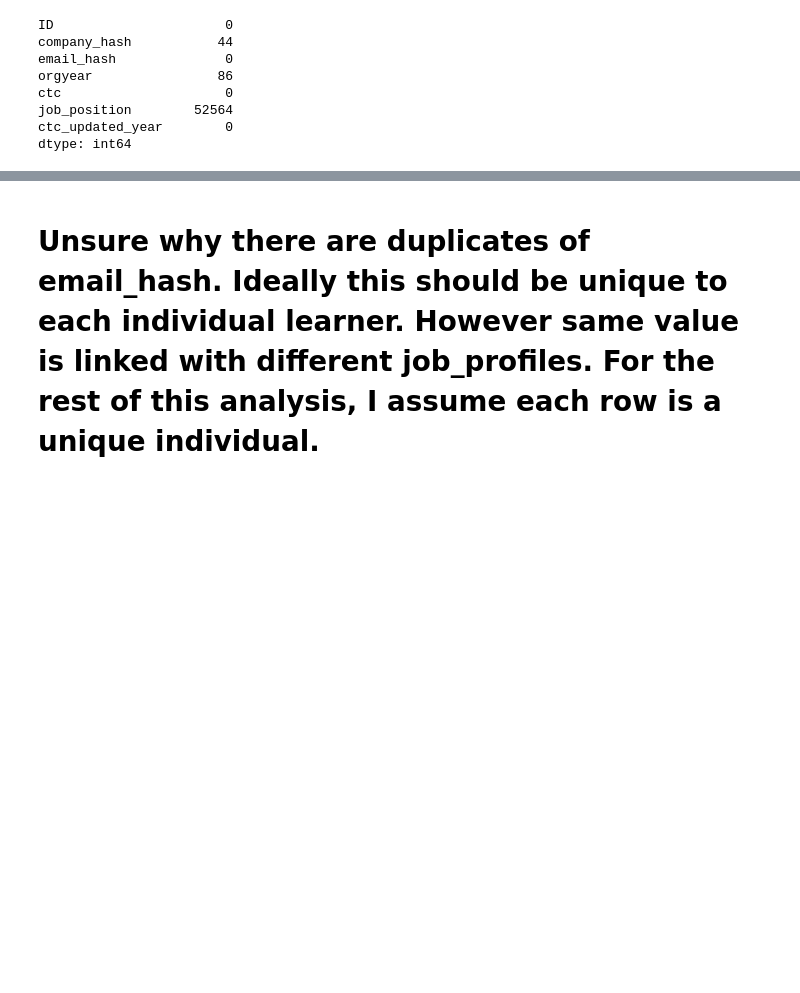
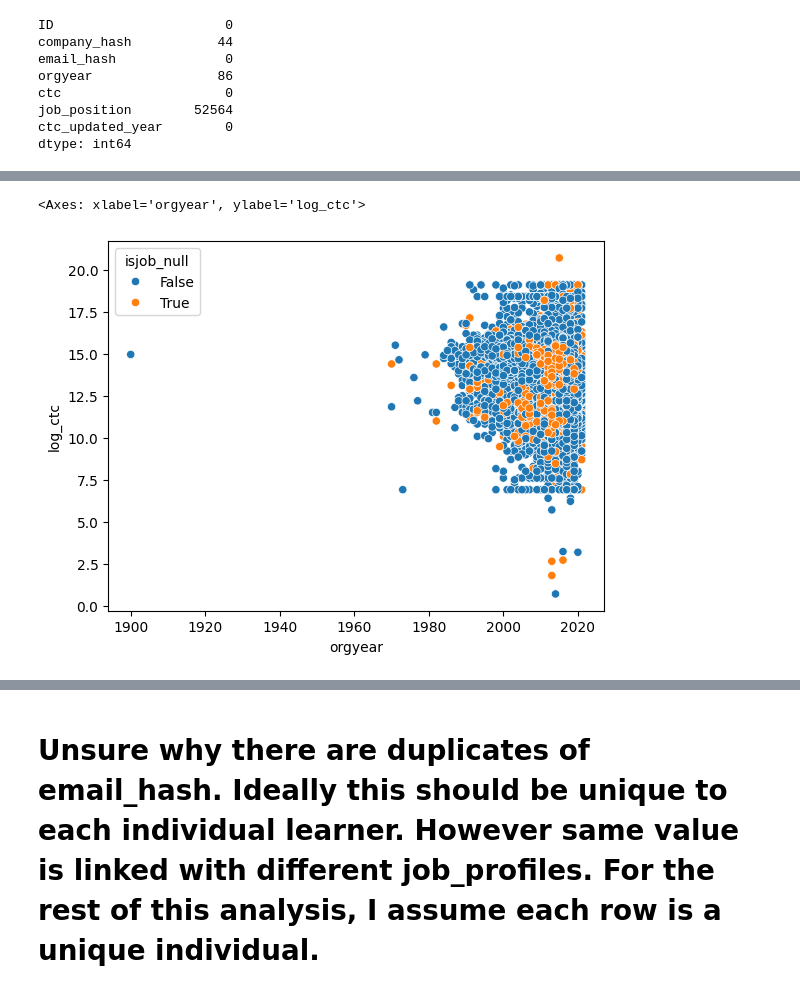
Before and after one commit to madhavpro3/DSML_casestudies, a Jupyter notebook: clustering.ipynb, the cells around one changed output, grey strips where cells are left out. Drawn from its saved outputs; the diff is of its cells as text; code cells hidden in the pictures; blank space fills up the shorter version.

```diff
--- a/clustering.ipynb
+++ b/clustering.ipynb
@@ -62,4 +68,16 @@ dtype: int64
 # %%
+# Transforming CTC
+df['log_ctc']=np.log(df['ctc'])
+
+# Dropping duplicate rows
+df[['company_hash','email_hash','orgyear','ctc','job_position','ctc_updated_year']].duplicated().value_counts()
+df.drop_duplicates(subset=['company_hash','email_hash','orgyear','log_ctc','job_position','ctc_updated_year'],inplace=True)
+# print(df[['company_hash','email_hash','orgyear','ctc','job_position','ctc_updated_year']].duplicated().value_counts())
+
+# Dropping rows that could have inaccurate data
+df.drop(index=df[(df['orgyear']<1000) | (df['orgyear']>df['ctc_updated_year'])].index,inplace=True)
+# print(df[(df['orgyear']<1000) | (df['orgyear']>df['ctc_updated_year'])])
+
 df_emailcounts=pd.DataFrame(df['email_hash'].value_counts().reset_index())
 df_emailcounts.rename(columns={'count':'email_count'},inplace=True)
 
@@ -72,18 +90,10 @@ df_jobcounts.rename(columns={'count':'job_count'},inplace=True)
 
 df=pd.merge(df,df_emailcounts)
 df=pd.merge(df,df_companycounts)
-df=pd.merge(df,df_jobcounts)
 
-# Dropping duplicate rows
-df[['company_hash','email_hash','orgyear','ctc','job_position','ctc_updated_year']].duplicated().value_counts()
-df.drop_duplicates(subset=['company_hash','email_hash','orgyear','ctc','job_position','ctc_updated_year'],inplace=True)
-# print(df[['company_hash','email_hash','orgyear','ctc','job_position','ctc_updated_year']].duplicated().value_counts())
-
-
-# Dropping rows that could have inaccurate data
-df.drop(index=df[(df['orgyear']<1000) | (df['orgyear']>df['ctc_updated_year'])].index,inplace=True)
-# print(df[(df['orgyear']<1000) | (df['orgyear']>df['ctc_updated_year'])])
+df=pd.merge(df,df_jobcounts,how='left')
+df=df[['company_count','email_count','job_count','orgyear','log_ctc','ctc_updated_year']]
 
 # Dropping all NA rows
-print('ToDO: Impute the missing data')
-df.dropna(axis=0,how='any',inplace=True)
+# print('ToDO: Impute the missing data')
+# df.dropna(axis=0,how='any',inplace=True)
@@ -111,0 +125,8 @@ df.sort_values(['company_count','email_count','ctc_updated_year'],ascending=[Fal
+# %%
+df['isjob_null']=df['job_position'].isnull()
+# %%
+import seaborn as sns
+sns.scatterplot(data=df,x='orgyear',y='log_ctc',hue='isjob_null')
+# %% [output]
+<Axes: xlabel='orgyear', ylabel='log_ctc'>
+[figure, added]
```
Also changed, not shown: parts of 17 cells of this notebook.
